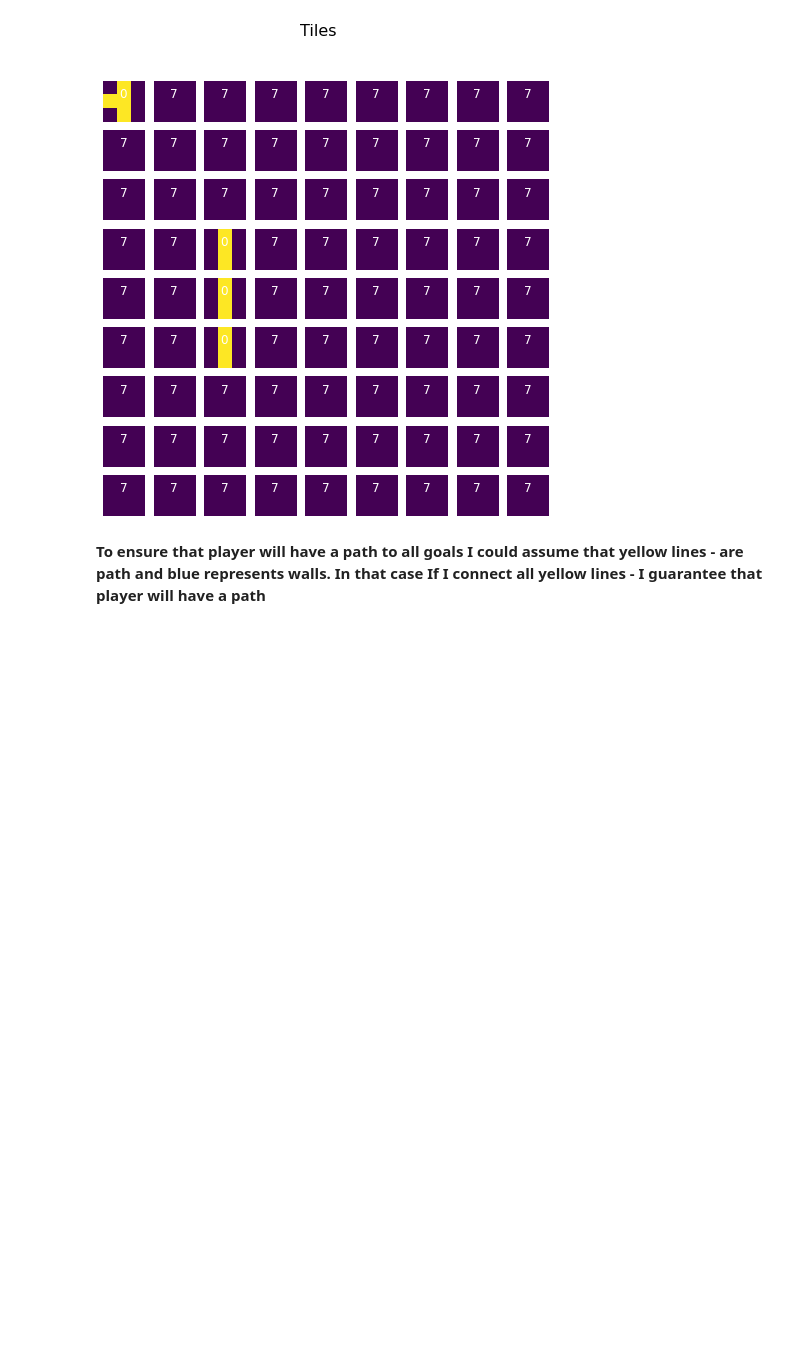
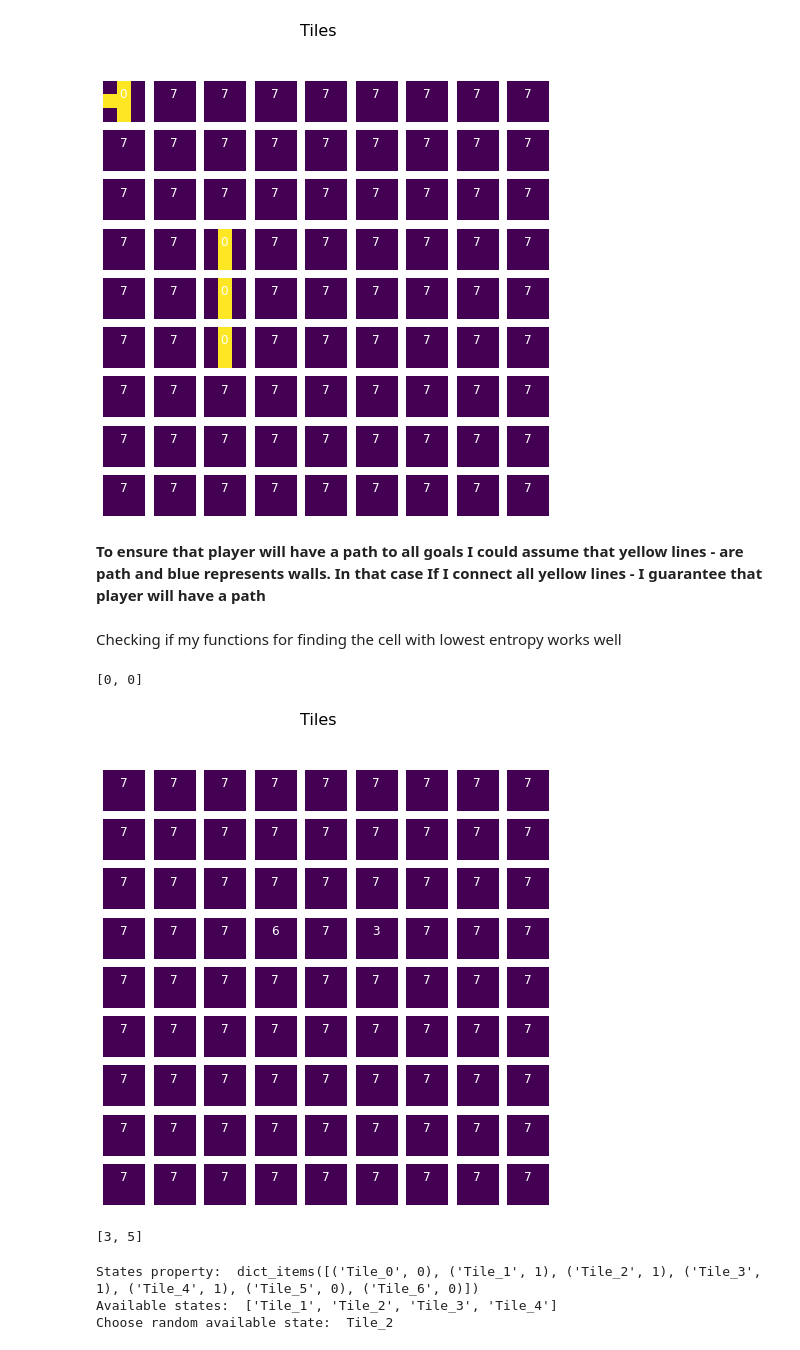
Before and after one commit to thoroc/Wave-Function-Collapse-Grid-World-Maze, a Jupyter notebook: Wave_Function_Collapse.ipynb, the cells around one changed output. Saved outputs shown, nothing was run; the diff lists cells and outputs as text; code cells hidden in the pictures; blank space fills up the shorter version.

```diff
--- a/Wave_Function_Collapse.ipynb
+++ b/Wave_Function_Collapse.ipynb
@@ -155,6 +165,33 @@ class Grid():
 
     #fig.tight_layout()
     plt.show()
+
+  """
+  The function returns a cell with a lowest entropy
+  """
+  def LowestEntropy(self):
+    lowestEntropy = self.Cells[0][0].getEntropy()
+    lowestEntropyIndex = [0,0]
+
+    i = 0
+    for rowCell in self.Cells:
+      j = 0
+      for cell in rowCell:
+        if cell.getEntropy() < lowestEntropy:
+          lowestEntropy = cell.getEntropy()
+          lowestEntropyIndex = [i, j]
+        j = j+1
+      i = i+1
+
+    return lowestEntropyIndex
+
+    def FillCellState(self):
+      index = LowestEntropy()
+      cell = self.Cells[index[0], index[1]]
+      availableOptions = {}
+      for key, value in cell.options.items():
+        if value:
+          availableOptions[key] = value
 # %%
 Game = Grid(9)
 Game.DrawBoard(includeEntropy = True)
@@ -174,3 +211,42 @@ Game.DrawBoard(includeEntropy = True)
 [figure]
 # %% [markdown]
 **To ensure that player will have a path to all goals I could assume that yellow lines - are path and blue represents walls. In that case If I connect all yellow lines - I guarantee that player will have a path**
+# %% [markdown]
+Checking if my functions for finding the cell with lowest entropy works well
+# %%
+Game = Grid(9)
+print(Game.LowestEntropy())
+
+Game.Cells[3][5].entropy = 3
+Game.Cells[3][3].entropy = 6
+
+Game.DrawBoard(includeEntropy = True)
+
+print(Game.LowestEntropy())
+# %% [output]
+[0, 0]
+[figure, added]
+[3, 5]
+# %%
+cell = Game.Cells[3, 2]
+
+cell.options['Tile_0'] = 0
+cell.options['Tile_5'] = 0
+cell.options['Tile_6'] = 0
+
+availableOptions = {}
+for key, value in cell.options.items():
+  if value:
+    availableOptions[key] = value
+
+print("States property: ", cell.options.items())
+
+x = list(availableOptions.keys())
+print("Available states: ", x)
+
+newState = np.random.randint(len(x))
+print("Choose random available state: ", x[newState])
+# %% [output]
+States property:  dict_items([('Tile_0', 0), ('Tile_1', 1), ('Tile_2', 1), ('Tile_3', 1), ('Tile_4', 1), ('Tile_5', 0), ('Tile_6', 0)])
+Available states:  ['Tile_1', 'Tile_2', 'Tile_3', 'Tile_4']
+Choose random available state:  Tile_2
```
Also changed, not shown: parts of 2 cells of this notebook.
